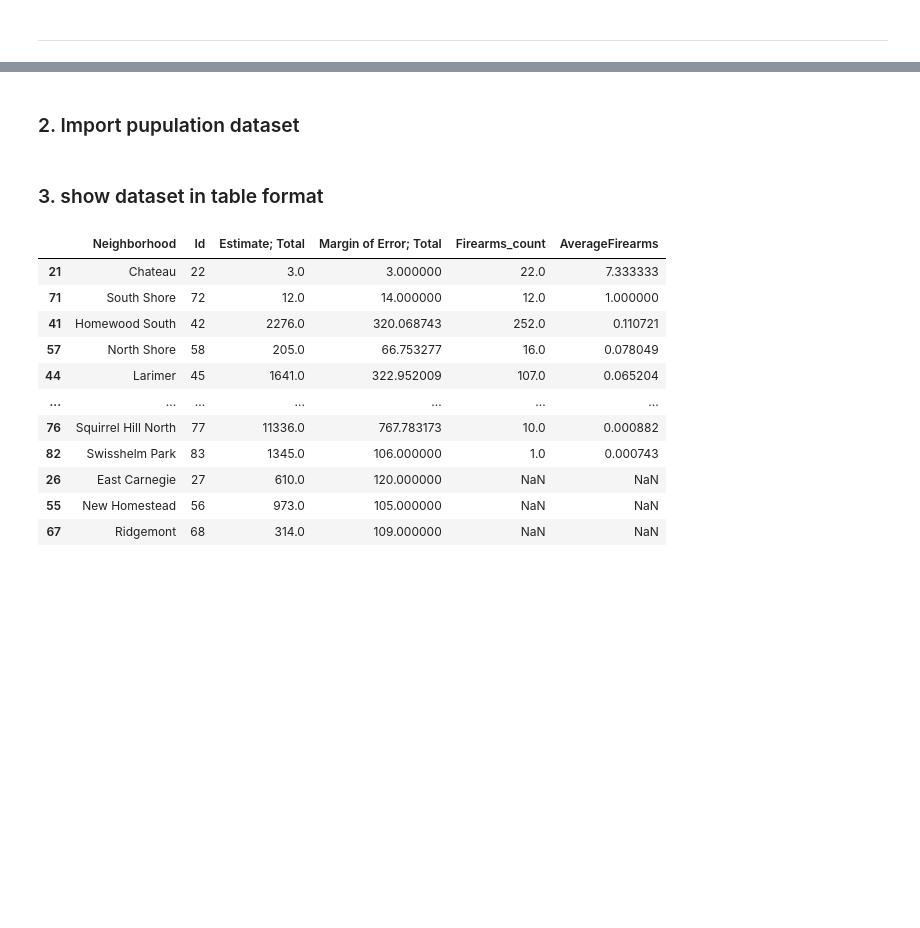
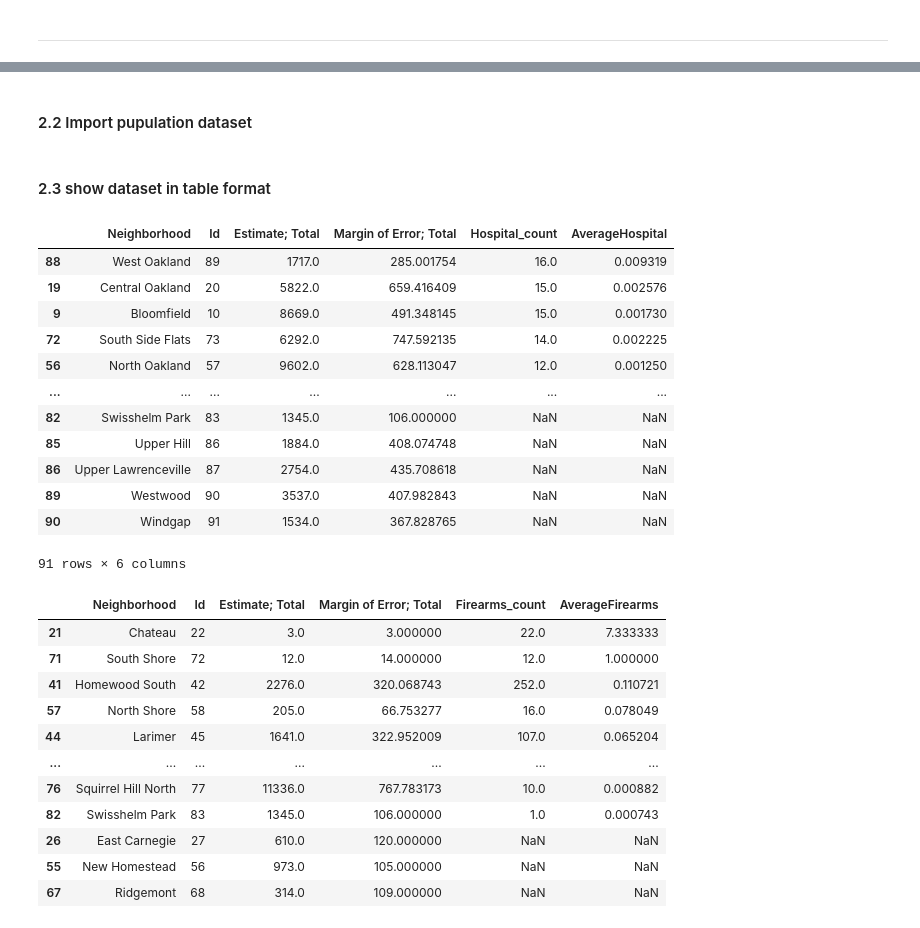
Before and after one commit to HaoliangCheng/CGL, a Jupyter notebook: Final.ipynb, the cells around one changed output, grey strips where cells are left out. Saved outputs shown, nothing was run; the diff lists cells and outputs as text; code cells hidden in the pictures; blank space fills up the shorter version.

```diff
--- a/Final.ipynb
+++ b/Final.ipynb
@@ -15,5 +20,5 @@ import matplotlib.pyplot as plt
 # %% [markdown]
-### 2. Import pupulation dataset
+#### 2.2 Import pupulation dataset
 # %%
 df_population= pd.read_csv("https://data.wprdc.org/dataset/5b18c198-474c-4723-b735-cc5220ad43cc/resource/82f29015-6905-4b1c-8300-afe9bb2231b3/download/total-population.csv")
 df_firearms = pd.read_csv("https://data.wprdc.org/datastore/dump/e967381d-d7e9-48e3-a2a2-39262f7fa5c4")
@@ -20,8 +26,32 @@ df_firearms = pd.read_csv("https://data.wprdc.org/datastore/dump/e967381d-d7e9-4
 # %% [markdown]
-### 3. show dataset in table format
+#### 2.3 show dataset in table format
 # %%
 neighborhood_counts = df_firearms['neighborhood'].value_counts()
 df_firearm = pd.DataFrame({'Neighborhood':neighborhood_counts.index,'Firearms_count':neighborhood_counts.values})
+# %%
+for index, row in df_hospital.iterrows():
+  df_hospital.loc[index,'neighborhood']=fpsnippets.geo_to_neighborhood(row['Latitude'],row['Longitude'])
+
+neighborhood_hpcounts = df_hospital['neighborhood'].value_counts()
+df_hospital_count= pd.DataFrame({'Neighborhood':neighborhood_hpcounts.index,'Hospital_count':neighborhood_hpcounts.values})
+df_averagehospital=pd.merge(df_population, df_hospital_count,on='Neighborhood',how='outer')
+df_averagehospital['AverageHospital'] =  df_averagehospital['Hospital_count']/df_averagehospital['Estimate; Total']
+df_averagehospital_sorted = df_averagehospital.sort_values(['AverageHospital'], ascending=False)
+df_averagehospital_sorted
+# %% [output]
+|  | Neighborhood | Id | Estimate; Total | Margin of Error; Total | Hospital_count | AverageHospital |
+| 88 | West Oakland | 89 | 1717.0 | 285.001754 | 16.0 | 0.009319 |
+| 19 | Central Oakland | 20 | 5822.0 | 659.416409 | 15.0 | 0.002576 |
+| 9 | Bloomfield | 10 | 8669.0 | 491.348145 | 15.0 | 0.001730 |
+| 72 | South Side Flats | 73 | 6292.0 | 747.592135 | 14.0 | 0.002225 |
+| 56 | North Oakland | 57 | 9602.0 | 628.113047 | 12.0 | 0.001250 |
+| ... | ... | ... | ... | ... | ... | ... |
+| 82 | Swisshelm Park | 83 | 1345.0 | 106.000000 | NaN | NaN |
+| 85 | Upper Hill | 86 | 1884.0 | 408.074748 | NaN | NaN |
+| 86 | Upper Lawrenceville | 87 | 2754.0 | 435.708618 | NaN | NaN |
+| 89 | Westwood | 90 | 3537.0 | 407.982843 | NaN | NaN |
+| 90 | Windgap | 91 | 1534.0 | 367.828765 | NaN | NaN |
+91 rows × 6 columns
 # %%
 df_averagefirearms=pd.merge(df_population, df_firearm,on='Neighborhood',how='outer')
 df_averagefirearms['AverageFirearms'] =  df_averagefirearms['Firearms_count']/df_averagefirearms['Estimate; Total']
```
Also changed, not shown: parts of 14 cells of this notebook.
